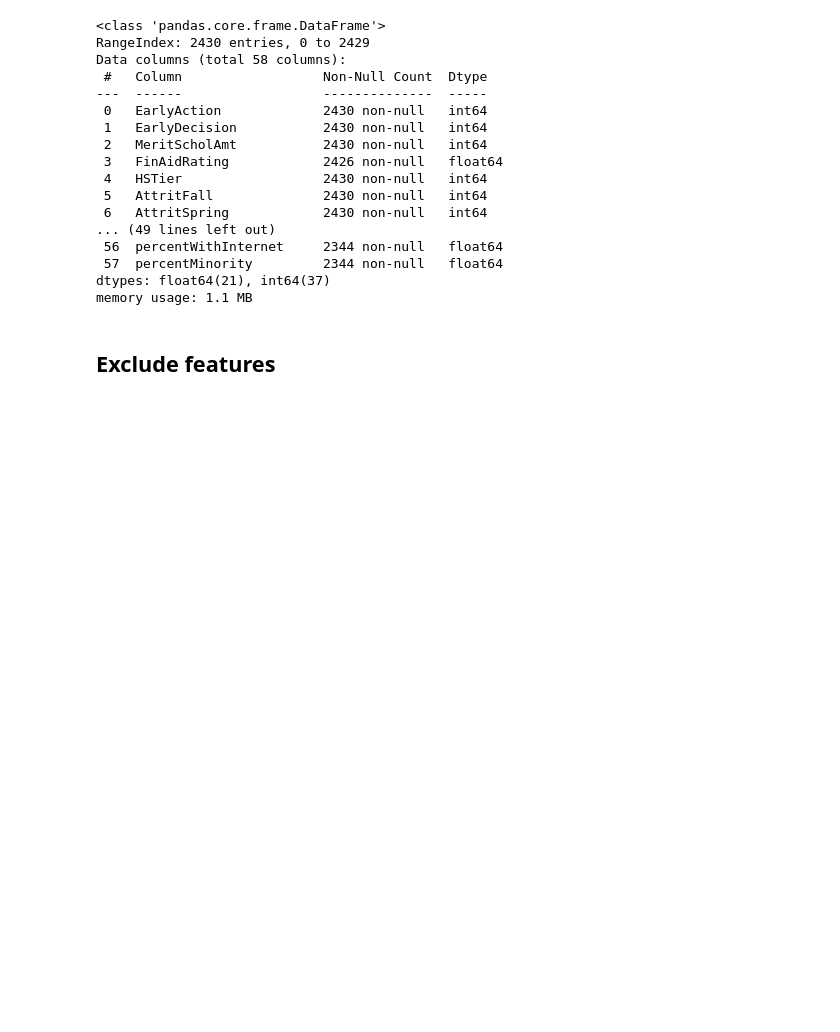
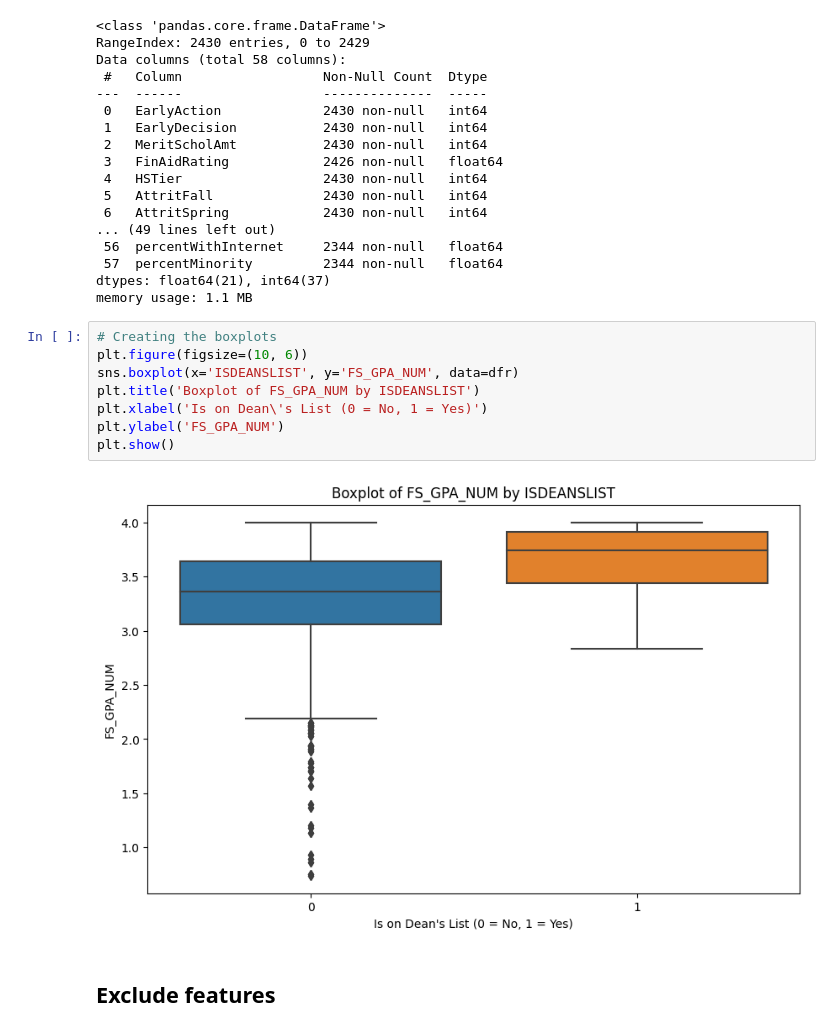
Before and after one commit to eitellauria/Retention, a Jupyter notebook: Freshmen_Retention.ipynb, the cells around one changed output. Drawn from its saved outputs; the diff is of its cells as text; blank space fills up the shorter version.

```diff
--- a/Freshmen_Retention.ipynb
+++ b/Freshmen_Retention.ipynb
@@ -452,6 +452,16 @@ Data columns (total 58 columns):
  57  percentMinority         2344 non-null   float64
 dtypes: float64(21), int64(37)
 memory usage: 1.1 MB
+# %%
+# Creating the boxplots
+plt.figure(figsize=(10, 6))
+sns.boxplot(x='ISDEANSLIST', y='FS_GPA_NUM', data=dfr)
+plt.title('Boxplot of FS_GPA_NUM by ISDEANSLIST')
+plt.xlabel('Is on Dean\'s List (0 = No, 1 = Yes)')
+plt.ylabel('FS_GPA_NUM')
+plt.show()
+# %% [output]
+[figure, added]
 # %% [markdown]
 ## Exclude features
 # %%
```
